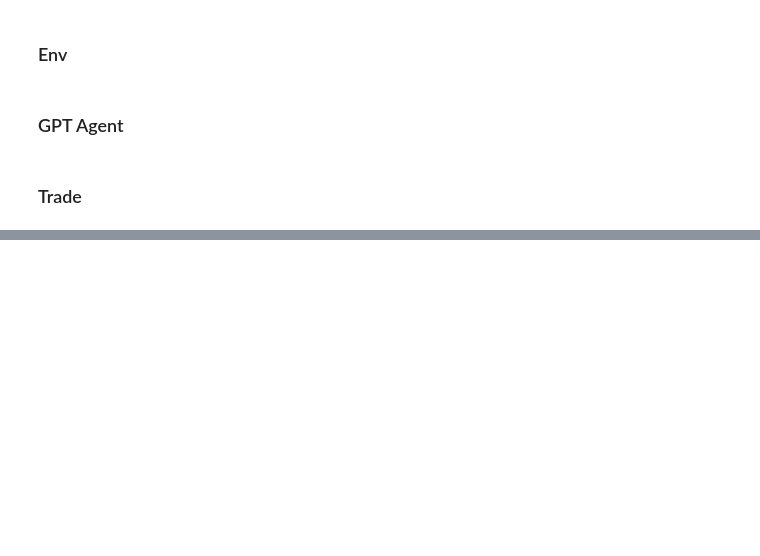
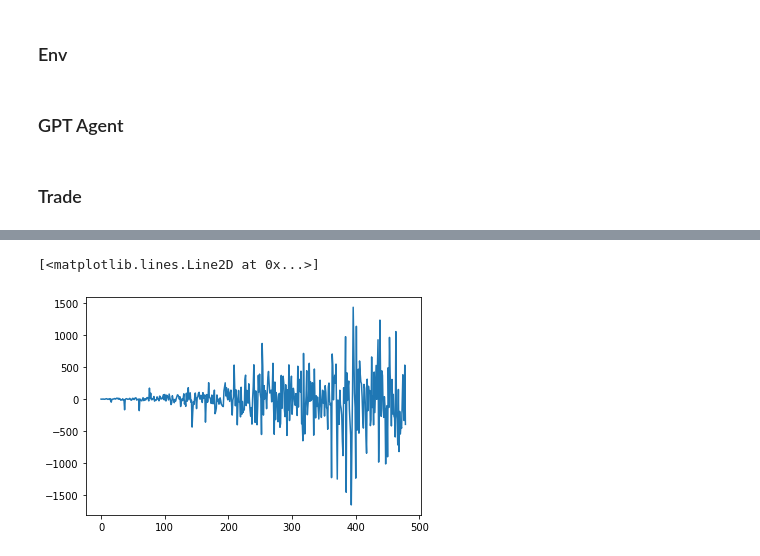
Before and after one commit to AI4Finance-Foundation/FinNLP, a Jupyter notebook: demo/chatgpt-trading/main.ipynb, the cells around one changed output, grey strips where cells are left out. Saved outputs shown, nothing was run; the diff lists cells and outputs as text; code cells hidden in the pictures; blank space fills up the shorter version.

```diff
--- a/demo/chatgpt-trading/main.ipynb
+++ b/demo/chatgpt-trading/main.ipynb
@@ -438,0 +227,7 @@ all_done
+# %%
+# rewards
+rewards = env.reward_momory
+plt.plot(rewards)
+# %% [output]
+[<matplotlib.lines.Line2D at 0x...>]
+[figure, added]
```
Also changed, not shown: parts of 27 cells of this notebook, 1 other file.
